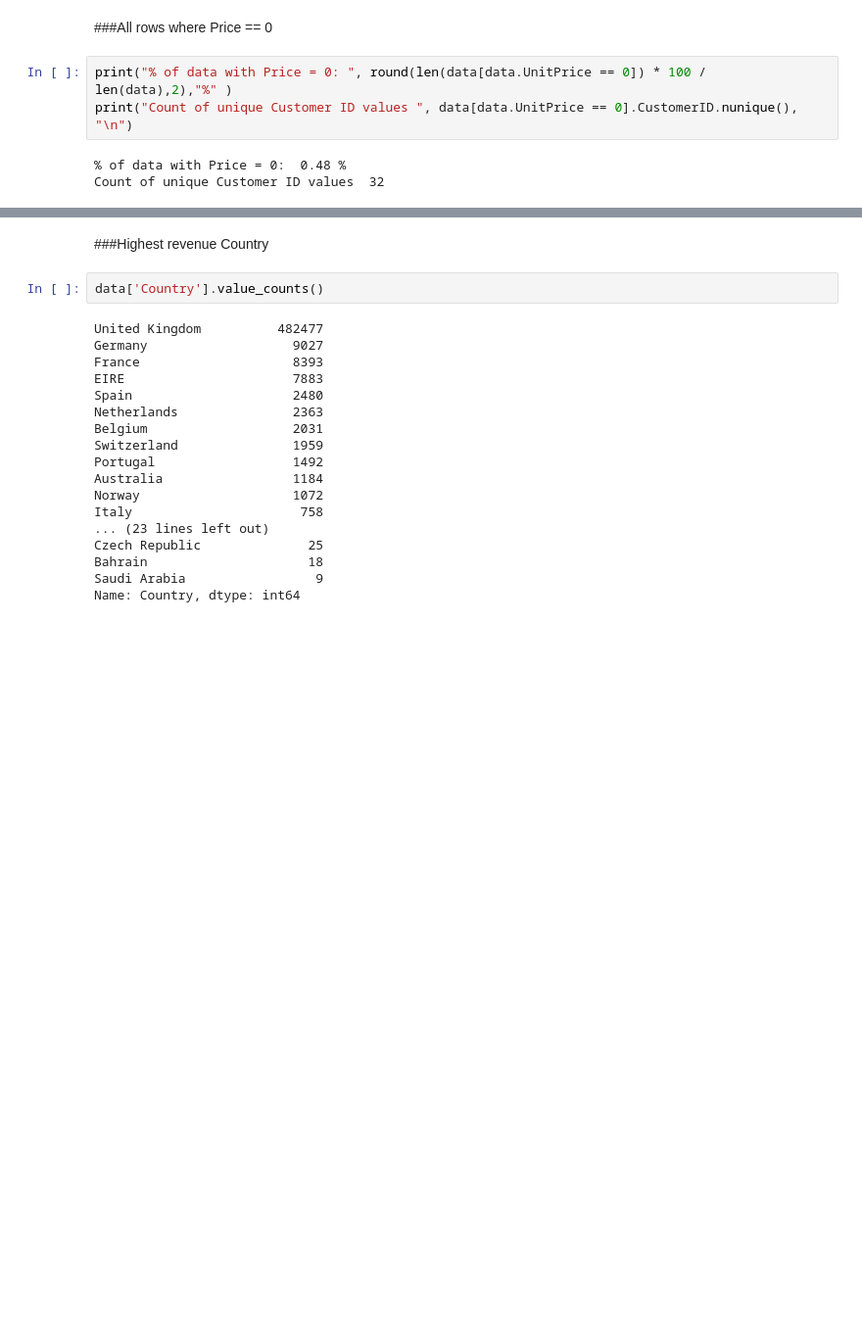
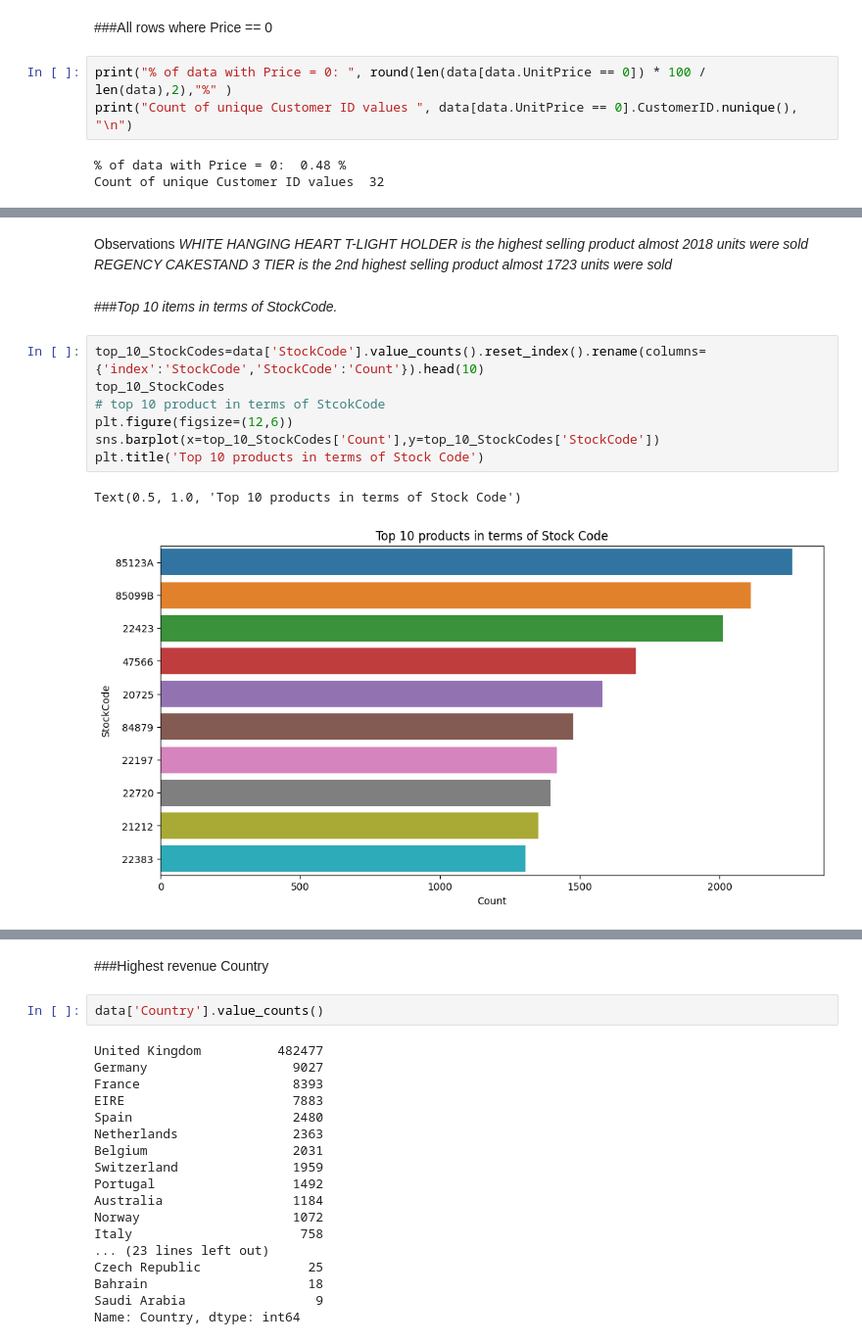
Before and after one commit to dhrisandamedhi/Online_Retail_segmentation, a Jupyter notebook: Online_Retail_Segmentation.ipynb, the cells around one changed output, grey strips where cells are left out. Shown at 98% size. Saved outputs shown, nothing was run; the diff lists cells and outputs as text; blank space fills up the shorter version.

```diff
--- a/Online_Retail_Segmentation.ipynb
+++ b/Online_Retail_Segmentation.ipynb
@@ -386,0 +399,16 @@ Count of unique Customer ID values  32
+# %% [markdown]
+Observations
+*WHITE HANGING HEART T-LIGHT HOLDER is the highest selling product almost 2018 units were sold*
+*REGENCY CAKESTAND 3 TIER is the 2nd highest selling product almost 1723 units were sold*
+# %% [markdown]
+###*Top 10 items in terms of StockCode.*
+# %%
+top_10_StockCodes=data['StockCode'].value_counts().reset_index().rename(columns={'index':'StockCode','StockCode':'Count'}).head(10)
+top_10_StockCodes
+# top 10 product in terms of StcokCode
+plt.figure(figsize=(12,6))
+sns.barplot(x=top_10_StockCodes['Count'],y=top_10_StockCodes['StockCode'])
+plt.title('Top 10 products in terms of Stock Code')
+# %% [output]
+Text(0.5, 1.0, 'Top 10 products in terms of Stock Code')
+[figure, added]
```
Also changed, not shown: parts of 33 cells of this notebook.
